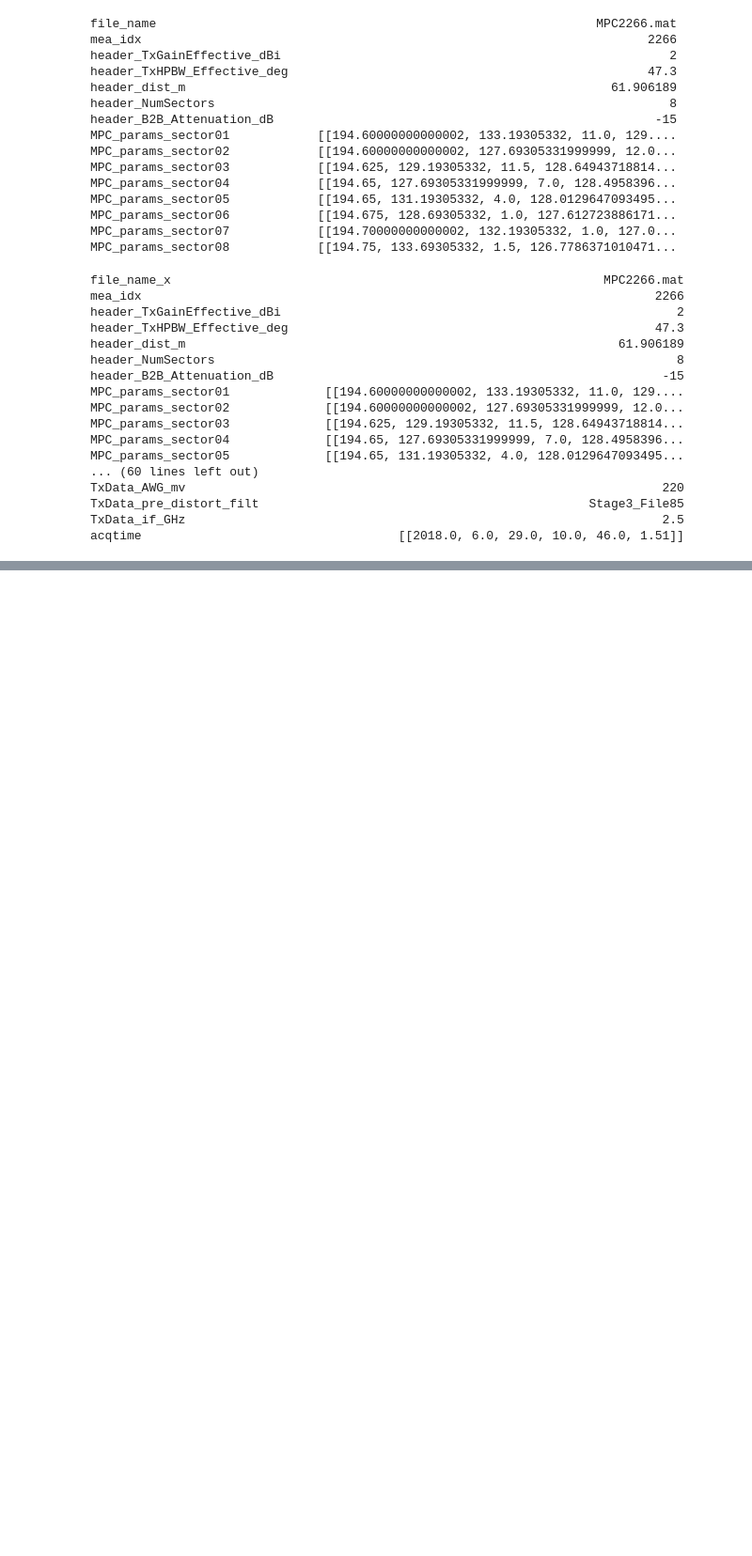
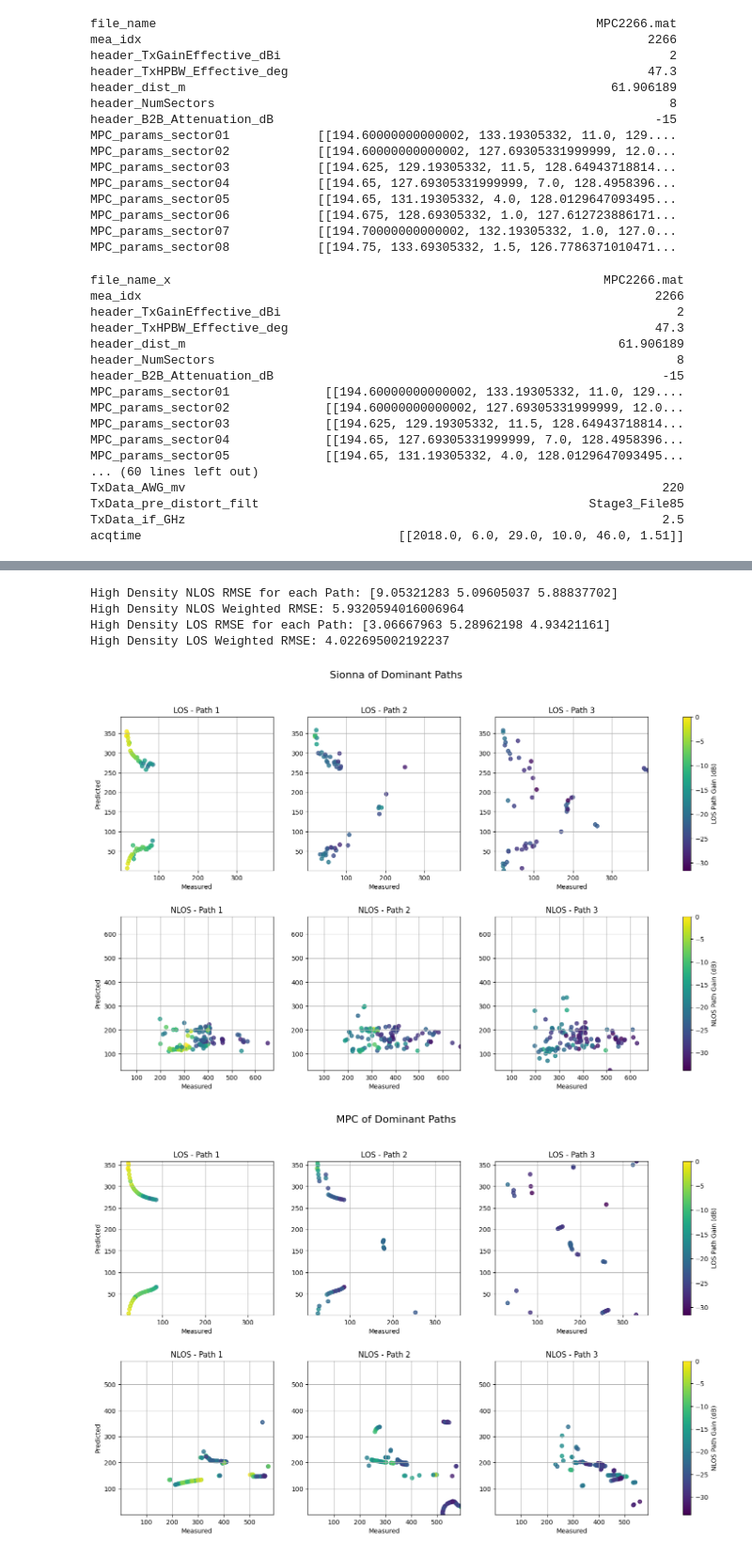
Before and after one commit to davidklee04/Sionna_Princeton, a Jupyter notebook: boulder_optimization_new.ipynb, the cells around one changed output, grey strips where cells are left out. Shown at 94% size. Cells and saved outputs as stored; diff of their text form; code cells hidden in the pictures; blank space fills up the shorter version.

```diff
--- a/boulder_optimization_new.ipynb
+++ b/boulder_optimization_new.ipynb
@@ -1206,0 +1166,2 @@ NameError: name 'generate_scene' is not defined
+# %%
+high_merged_comparison, high_NLOS_paths, high_LOS_paths = generate_scene_with_cars(NLOS_merged_df, LOS_merged_df, density['high'])
@@ -1206,0 +1298,17 @@ NameError: name 'generate_scene' is not defined
+# %%
+# High Density
+NLOS_high_rmse_db, NLOS_high_weighted_rmse_db = calculate_RMSE(high_merged_comparison[high_merged_comparison['Type']=='NLOS'], n=3)
+print("High Density NLOS RMSE for each Path:", NLOS_high_rmse_db)
+print("High Density NLOS Weighted RMSE:", NLOS_high_weighted_rmse_db)
+LOS_high_rmse_db, LOS_high_weighted_rmse_db = calculate_RMSE(high_merged_comparison[high_merged_comparison['Type']=='LOS'], n=3)
+print("High Density LOS RMSE for each Path:", LOS_high_rmse_db)
+print("High Density LOS Weighted RMSE:", LOS_high_weighted_rmse_db)
+
+plot_aoa_delay_pred_vs_meas(high_merged_comparison, n=3)
+# %% [output]
+High Density NLOS RMSE for each Path: [9.05321283 5.09605037 5.88837702]
+High Density NLOS Weighted RMSE: 5.9320594016006964
+High Density LOS RMSE for each Path: [3.06667963 5.28962198 4.93421161]
+High Density LOS Weighted RMSE: 4.022695002192237
+[figure, added]
+[figure, added]
```
Also changed, not shown: parts of 30 cells of this notebook.
